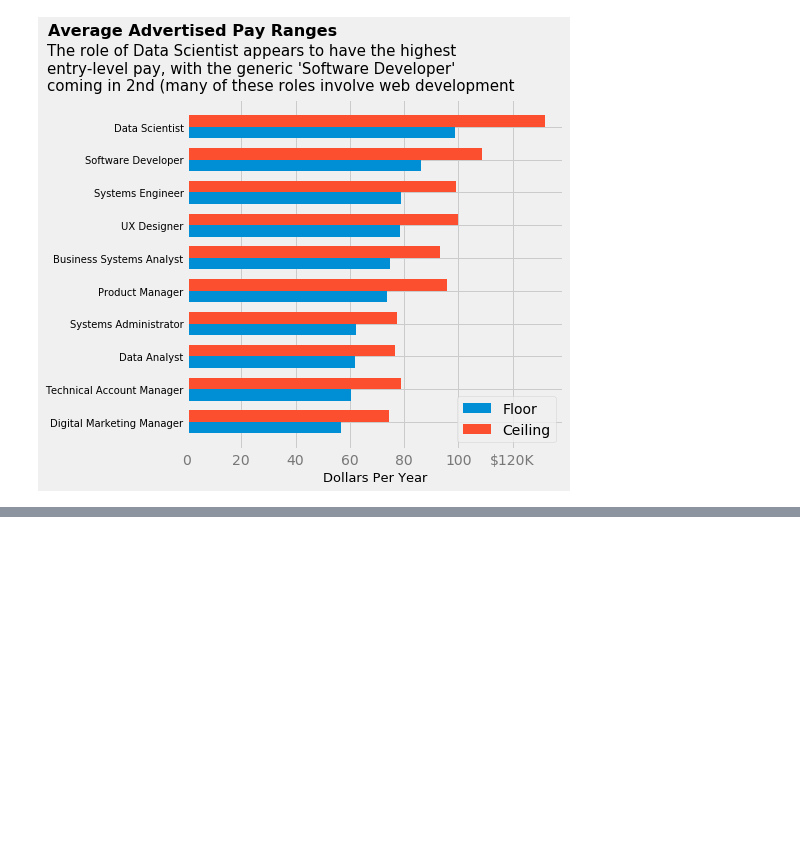
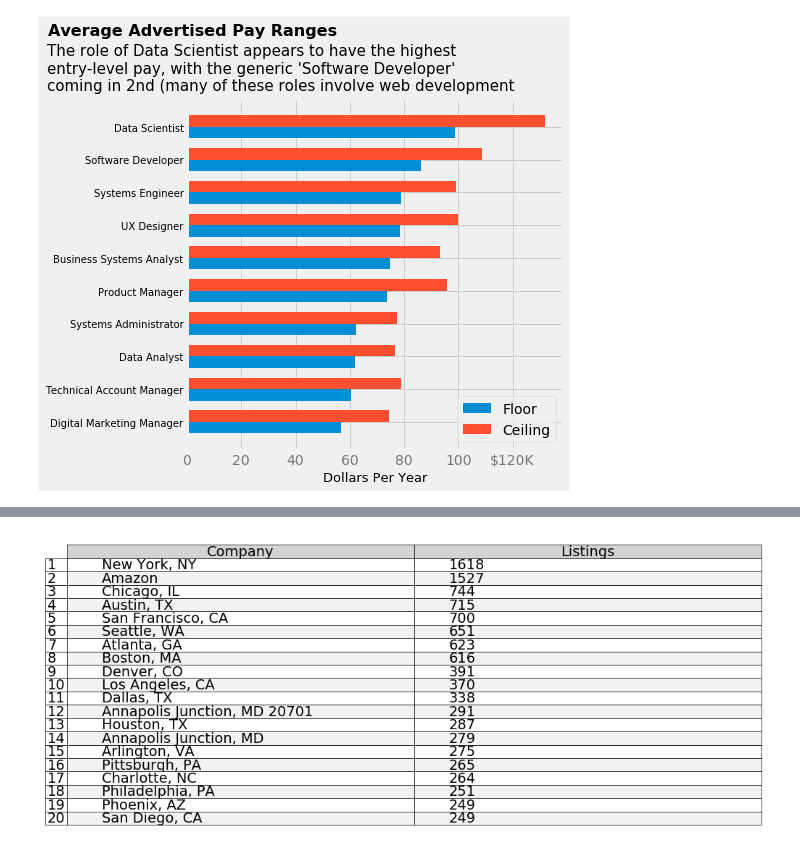
Before and after one commit to jose-marquez89/tech-job-landscape, a Jupyter notebook: python_scrape/jobs_explore.ipynb, the cells around one changed output, grey strips where cells are left out. Saved outputs shown, nothing was run; the diff lists cells and outputs as text; code cells hidden in the pictures; blank space fills up the shorter version.

```diff
--- a/python_scrape/jobs_explore.ipynb
+++ b/python_scrape/jobs_explore.ipynb
@@ -461,0 +513,26 @@ plt.show()
+# %%
+# the top 20 hiring locations as of data collection
+top_locs = {"location": jobs['location'].value_counts()[:20].index,
+                "listings": jobs['location'].value_counts()[:20].values}
+tl = pd.DataFrame(data=top_locs)
+# %%
+ROWS = tl.shape[0]
+COLS = tl.shape[1]
+fig, ax = plt.subplots(figsize=(10, 4), dpi=100)
+ax.table(cellText=[[c,l] for c, l in zip(tl['location'], tl['listings'])],
+         colLabels=["Company", "Listings"],
+         rowLabels=range(1, ROWS+1),
+         cellLoc="left",
+         loc="upper left",
+         rowColours=["white"]*ROWS,
+         colColours=["lightgrey"]*COLS,
+         cellColours=[["white" for i in range(COLS)] if j%2==0 else
+                      [".95" for i in range(COLS)] for j in range(ROWS)])
+ax.set_facecolor((0,0,0,0))
+ax.set_axis_off()
+fig.tight_layout()
+fig.set_facecolor((0,0,0,0))
+plt.grid(False)
+plt.show()
+# %% [output]
+[figure, added]
```
Also changed, not shown: parts of 4 cells of this notebook.
